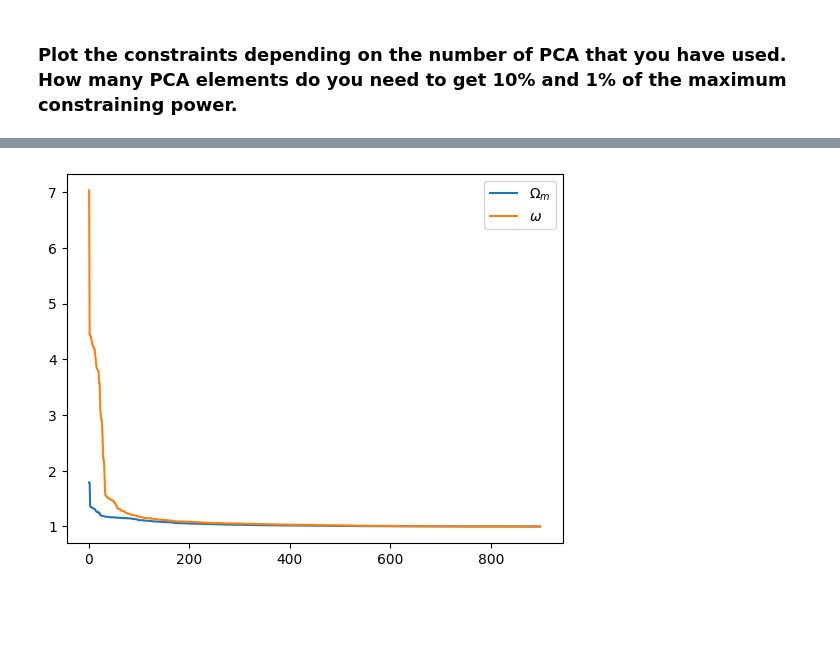
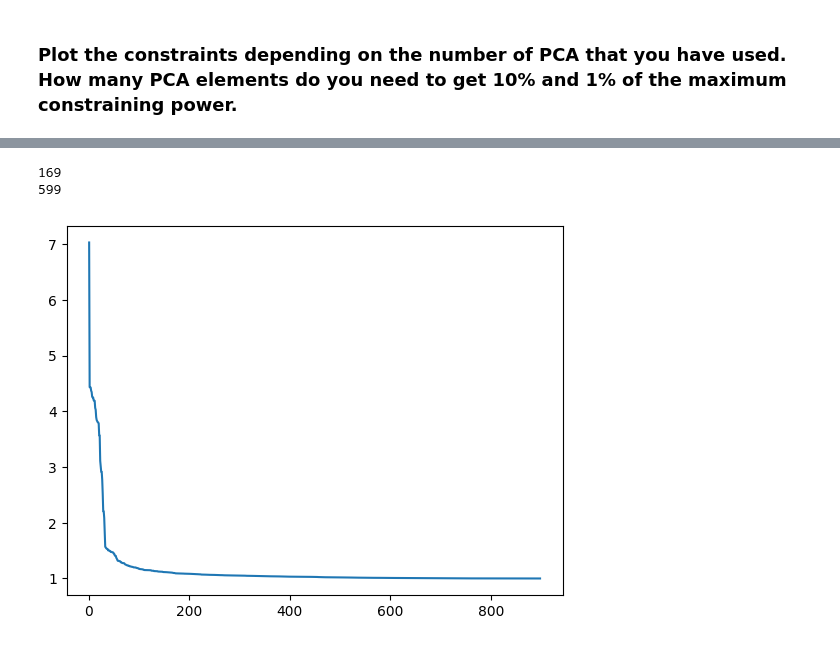
Before and after one commit to Rashaad-Reid/UWAstroStats, a Jupyter notebook: projects/2ptstat-analysis/assignments/assignment2.ipynb, the cells around one changed output, grey strips where cells are left out. Cells and saved outputs as stored; diff of their text form; code cells hidden in the pictures; blank space fills up the shorter version.

```diff
--- a/projects/2ptstat-analysis/assignments/assignment2.ipynb
+++ b/projects/2ptstat-analysis/assignments/assignment2.ipynb
@@ -282,9 +268,10 @@ print(tmp2@inv(tmp2))
 # %%
-paramter_constraints = np.loadtxt('data_4_assignment2/parameter_constraints.dat')
+print(np.where(paramter_constraints[:,1]/max_constraints[1] < 1.1)[0][0])
+print(np.where(paramter_constraints[:,1]/max_constraints[1] < 1.01)[0][0])
 
-plt.plot(paramter_constraints[:,0]/max_constraints[0], label='$\Omega_m$')
-plt.plot(paramter_constraints[:,1]/max_constraints[1], label='$\omega$')
-plt.legend()
+plt.plot(paramter_constraints[:,1]/max_constraints[1])
 plt.show()
 # %% [output]
+169
+599
-[figure, old version]
+[figure, new version]
```
Also changed, not shown: parts of 3 cells of this notebook.
